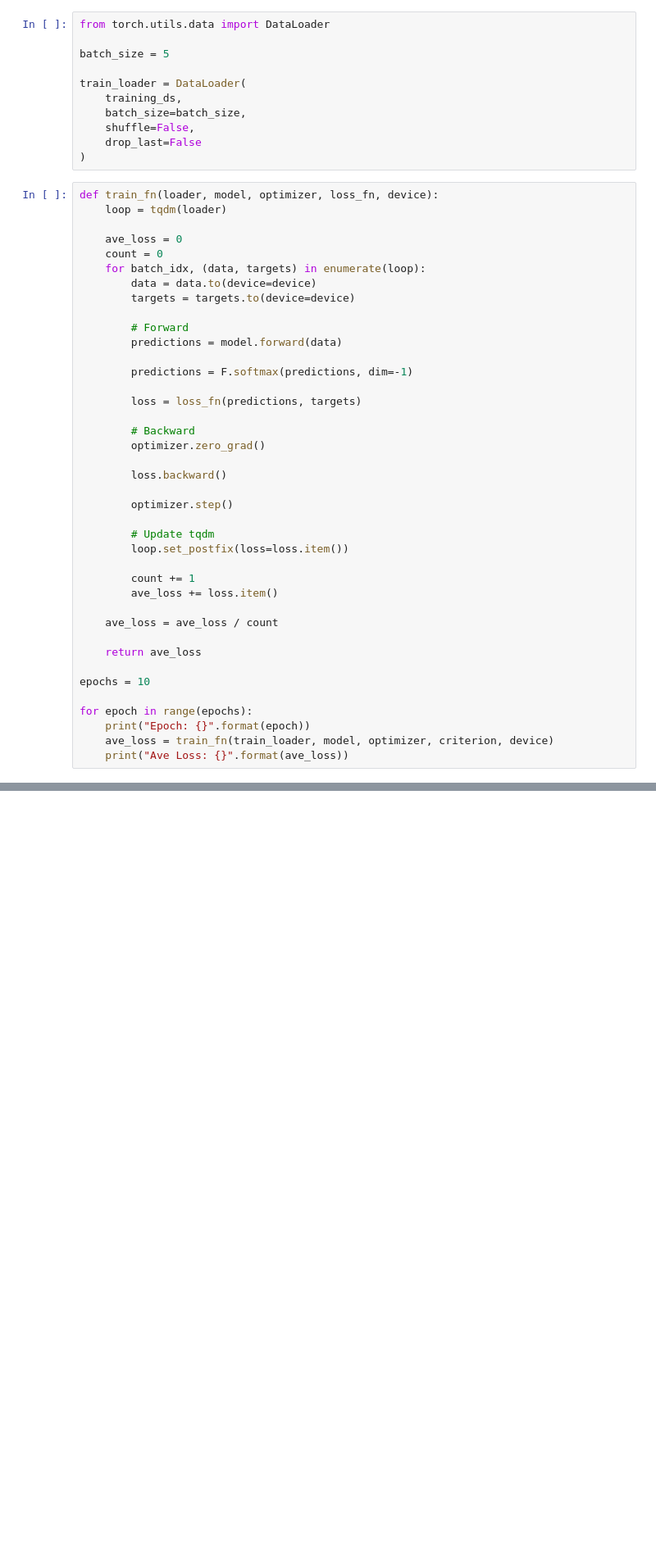
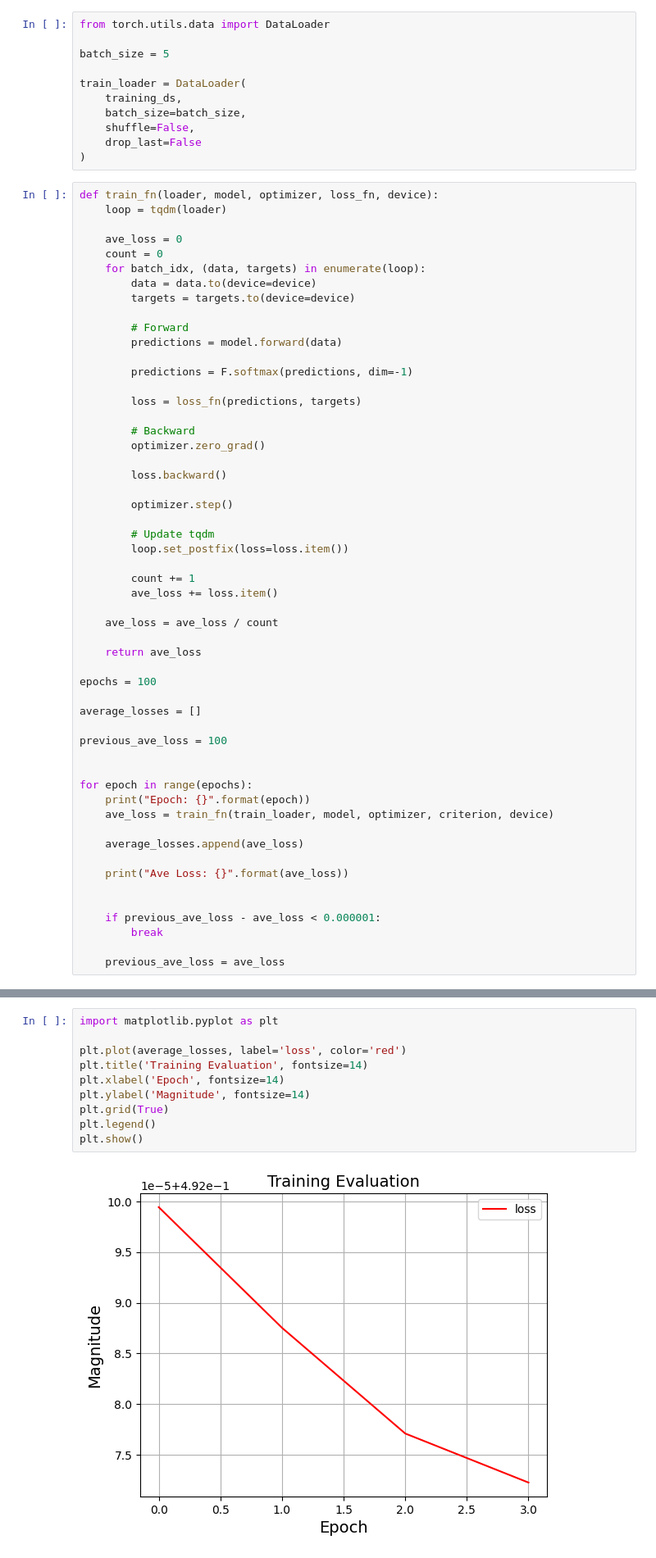
Before and after one commit to ralampay/pattern-recognition-course, a Jupyter notebook: notebooks/Example 3 - Multilayer Perceptron (Cross Entropy Loss).ipynb, the cells around one changed output, grey strips where cells are left out. Shown at 82% size. Drawn from its saved outputs; the diff is of its cells as text; blank space fills up the shorter version.

```diff
--- a/notebooks/Example 3 - Multilayer Perceptron (Cross Entropy Loss).ipynb
+++ b/notebooks/Example 3 - Multilayer Perceptron (Cross Entropy Loss).ipynb
@@ -191,9 +360,23 @@ def train_fn(loader, model, optimizer, loss_fn, device):
 
     return ave_loss
 
-epochs = 10
+epochs = 100
+
+average_losses = []
+
+previous_ave_loss = 100
+
 
 for epoch in range(epochs):
     print("Epoch: {}".format(epoch))
     ave_loss = train_fn(train_loader, model, optimizer, criterion, device)
+
+    average_losses.append(ave_loss)
+
     print("Ave Loss: {}".format(ave_loss))
+
+
+    if previous_ave_loss - ave_loss < 0.000001:
+        break
+
+    previous_ave_loss = ave_loss
@@ -200,3 +390,15 @@ for epoch in range(epochs):
+# %%
+import matplotlib.pyplot as plt
+
+plt.plot(average_losses, label='loss', color='red')
+plt.title('Training Evaluation', fontsize=14)
+plt.xlabel('Epoch', fontsize=14)
+plt.ylabel('Magnitude', fontsize=14)
+plt.grid(True)
+plt.legend()
+plt.show()
+# %% [output]
+[figure, added]
 # %%
 predictions = model.forward(torch.tensor(x_validation).float())
 print(predictions)
```
Also changed, not shown: parts of 17 cells of this notebook, 7 other files.
